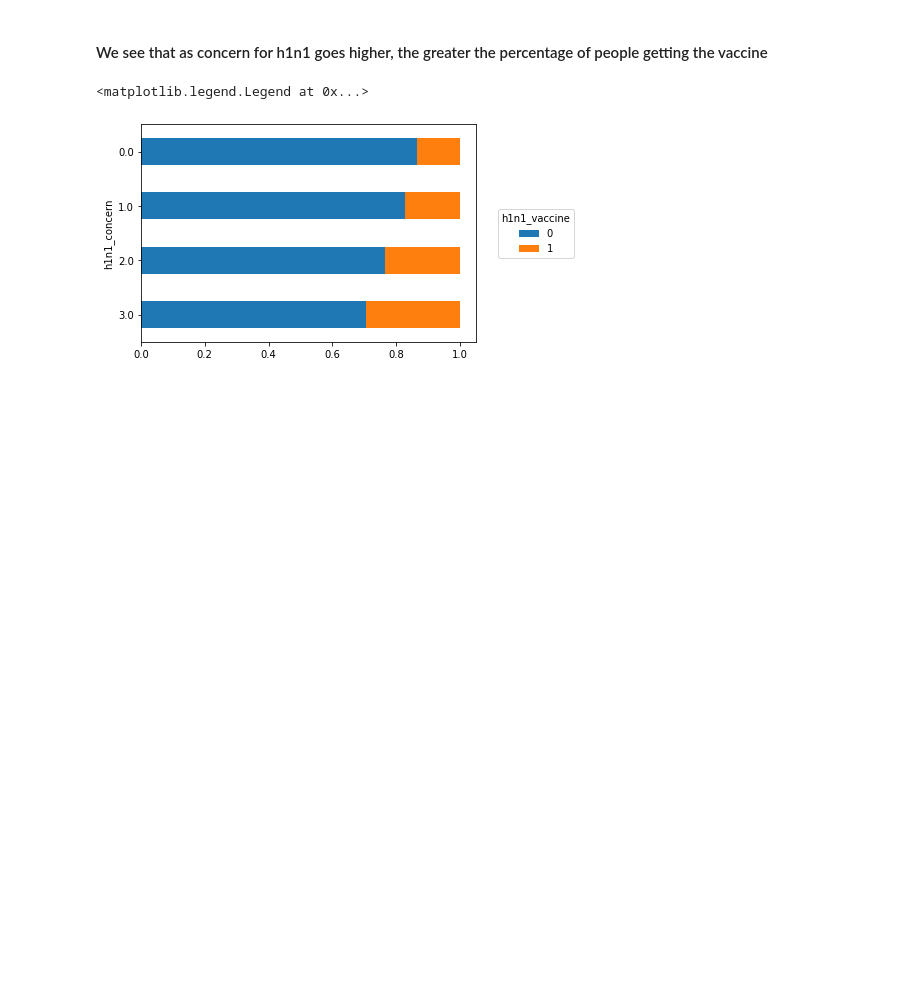
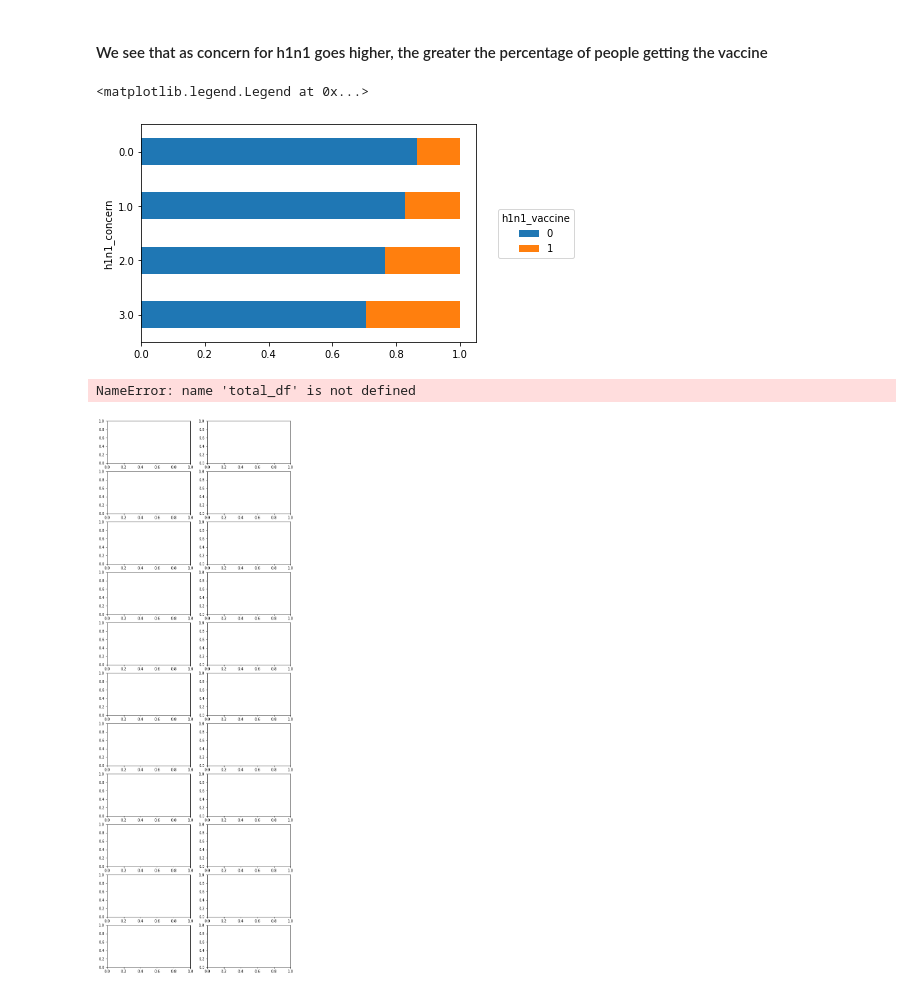
Before and after one commit to WinrichSy/DrivenData_FluShot_H1N1, a Jupyter notebook: Winrich_FluShot_H1N1.ipynb, the cells around one changed output. Cells and saved outputs as stored; diff of their text form; code cells hidden in the pictures; blank space fills up the shorter version.

```diff
--- a/Winrich_FluShot_H1N1.ipynb
+++ b/Winrich_FluShot_H1N1.ipynb
@@ -211,3 +211,41 @@ ax.legend(
 # %% [output]
 <matplotlib.legend.Legend at 0x...>
 [figure]
+# %%
+def vaccination_rate_plot(col, target, data, ax=None):
+    counts = (total_df[[target, col]]
+                 .groupby([target,col])
+                 .size()
+                 .unstack(target))
+    group_counts = counts.sum(axis='columns')
+    props = counts.div(group_counts, axis='index')
+
+    props.plot(kind='barh', stacked=True, ax=ax)
+    ax.invert_yaxis()
+    ax.legend().remove()
+# %%
+cols_to_plot = [
+    'h1n1_concern',
+    'h1n1_knowledge',
+    'opinion_h1n1_vacc_effective',
+    'opinion_h1n1_risk',
+    'opinion_h1n1_sick_from_vacc',
+    'opinion_seas_vacc_effective',
+    'opinion_seas_risk',
+    'opinion_seas_sick_from_vacc',
+    'sex',
+    'age_group',
+    'race'
+]
+
+fig, ax = plt.subplots(len(cols_to_plot), 2, figsize=(9, len(cols_to_plot)*2.5))
+for idx, col in enumerate(cols_to_plot):
+    vaccination_rate_plot(col, 'h1n1_vaccine', entire_df, ax=ax[idx, 0])
+    vaccination_rate_plot(col, 'seasonal_vaccine', entire_df, ax=ax[idx,1])
+
+ax[0,0].legend(loc='lower center', bbox_to_anchor=(0.5,1.05), title='h1n1_vaccine')
+ax[0,1].legend(loc='lower center', bbox_to_anchor=(0.5,1.05), title='seasonal_vaccine')
+fig.tight_layout()
+# %% [output]
+NameError: name 'total_df' is not defined
+[figure, added]
```
